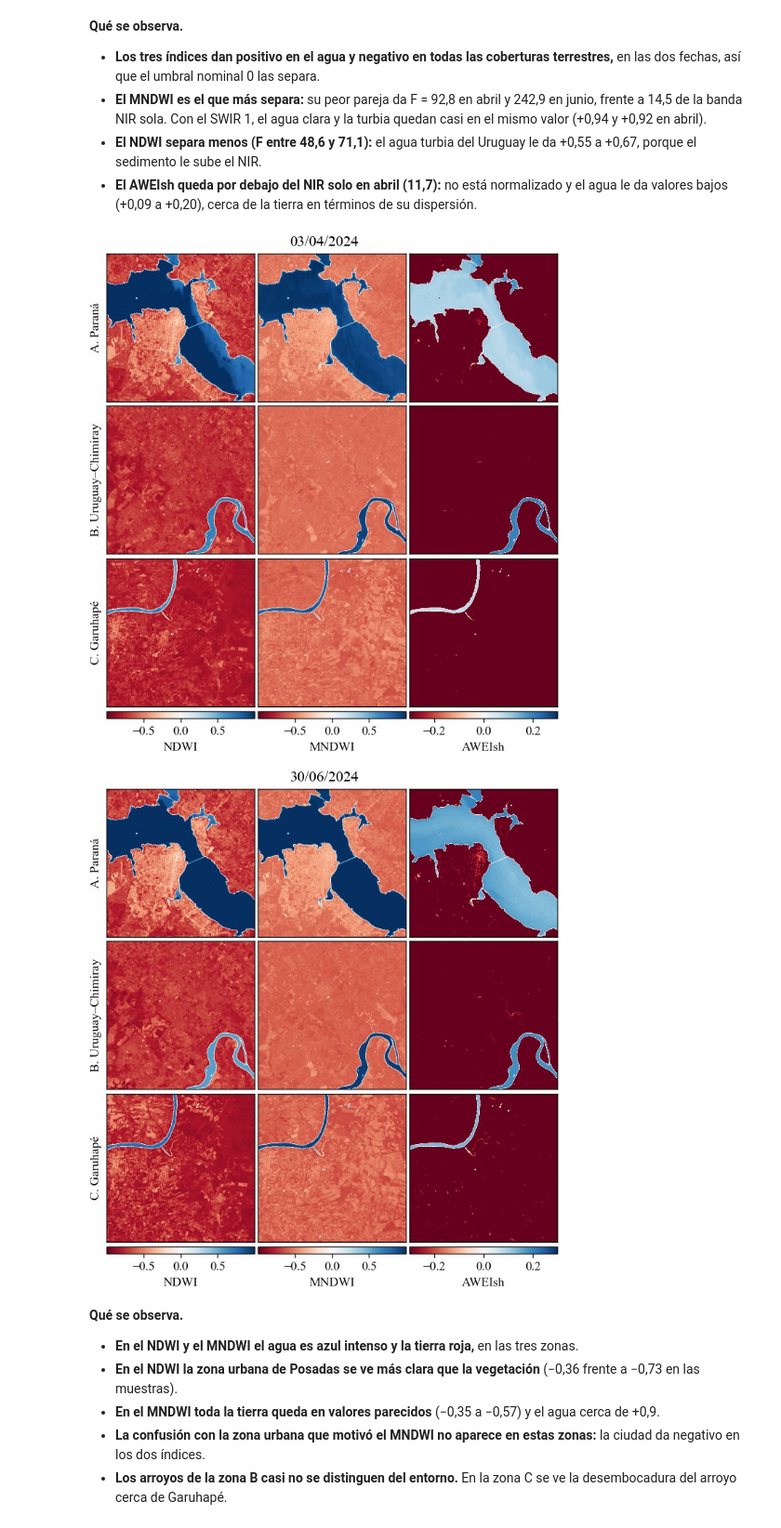
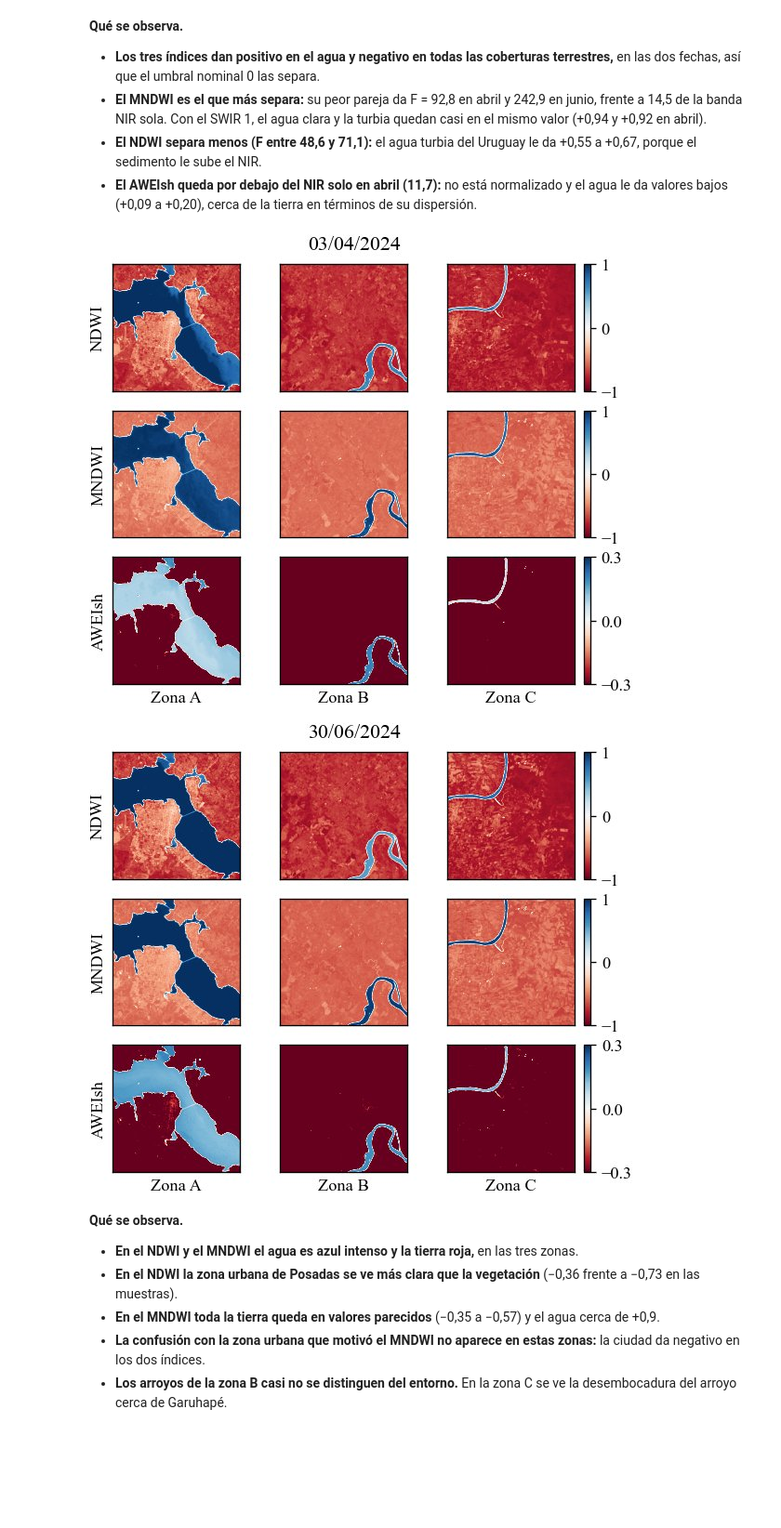
Before and after one commit to BrianAranda/Informes_FDPI, a Jupyter notebook: code/ejercicio_2/cuerpos_de_agua.ipynb, the cells around one changed output. Shown at 93% size. Drawn from its saved outputs; the diff is of its cells as text; code cells hidden in the pictures; blank space fills up the shorter version.

```diff
--- a/code/ejercicio_2/cuerpos_de_agua.ipynb
+++ b/code/ejercicio_2/cuerpos_de_agua.ipynb
@@ -431,8 +431,8 @@ def natural(img_bandas, limites=LIM_NATURAL):
 
 vista = natural(lambda b: reducida[(4, 3, 2).index(b)])
 
-fig, axs = plt.subplots(2, 2, figsize=(ancho(0.85), ancho(0.85) + 0.45))
-mostrar_img(axs[0, 0], vista, "Escena completa, 03/04/2024", "a")
+fig, axs = plt.subplots(2, 2, figsize=(ancho(0.6), ancho(0.6) + 0.45))
+mostrar_img(axs[0, 0], vista, "Escena completa", "a")
 for z, d in ZONAS.items():
     v = RECORTES[FECHAS[0]][z]["ventana"]
     f0, c0 = v[0].start / REDUCCION, v[1].start / REDUCCION
@@ -715,7 +715,7 @@ display(PEOR_F.round(1), PEOR_OVL.round(2))
 | 30/06/2024 | Agua del Paraná | 0.19 | 0.28 | 0.28 | 0.18 | 0.0 | 0.0 | 0.0 |
 |  | Agua del Uruguay | 0.29 | 0.19 | 0.16 | 0.08 | 0.0 | 0.0 | 0.0 |
 # %%
-fig, axs = plt.subplots(1, 2, figsize=(ancho(1.0), 1.9), sharey=True)
+fig, axs = plt.subplots(1, 2, figsize=(ancho(1.0), 1.75), sharey=True)
 escala = np.log10(np.clip(PEOR_F.to_numpy(), 1e-2, None))
 lim = (escala.min(), escala.max())
 for ax, f, letra in zip(axs, FECHAS, "ab"):
@@ -729,7 +729,7 @@ for ax, f, letra in zip(axs, FECHAS, "ab"):
     ax.set_xticks(range(7), [f"B{b}" for b in BANDAS])
     ax.set_yticks(range(len(CLASES_AGUA)), [c.replace("Agua del ", "") for c in CLASES_AGUA])
     ax.set_xlabel(f"({letra}) {f}")
-fig.colorbar(im, ax=axs, label=r"$\log_{10} F$ (peor pareja)", shrink=0.9)
+fig.colorbar(im, ax=axs, label=r"$\log_{10} F$", shrink=0.9)
 guardar(fig, "separabilidad_fisher")
 plt.show()
 # %% [output]
@@ -808,7 +808,7 @@ BANDAS_GRISES = [2, 5, 6, 7]
 
 def grilla_zonas(fecha, columnas, imagen, rotulos, nombre):
     # Filas: zonas. Columnas: lo que devuelve imagen(fecha, zona, columna). Rótulos debajo de la última fila.
-    fig, axs = plt.subplots(len(ZONAS), len(columnas), figsize=(ancho(1.0), 4.95))
+    fig, axs = plt.subplots(len(ZONAS), len(columnas), figsize=(ancho(0.7), 3.65))
     for i, (z, d) in enumerate(ZONAS.items()):
         for j, col in enumerate(columnas):
             ax = axs[i, j]
@@ -1014,0 +1015,10 @@ for f in FECHAS:
+# %%
+# Composición de la consigna (2-5-7) en las tres zonas, para el informe
+fig, axs = plt.subplots(1, len(ZONAS), figsize=(ancho(0.7), 1.95))
+for ax, (z, d) in zip(axs, ZONAS.items()):
+    ax.imshow(componer(FECHAS[0], z, ORDEN_CONSIGNA, METODO))
+    ax.set_xticks([])
+    ax.set_yticks([])
+    ax.set_xlabel(f"{d['letra']}. {z}")
+guardar(fig, "composiciones_seleccionadas")
+plt.show()
@@ -1081,27 +1093,29 @@ pd.DataFrame(filas).set_index(["Fecha", "Índice"]).fillna("")
 - **El NDWI separa menos (F entre 48,6 y 71,1):** el agua turbia del Uruguay le da +0,55 a +0,67, porque el sedimento le sube el NIR.
 - **El AWEIsh queda por debajo del NIR solo en abril (11,7):** no está normalizado y el agua le da valores bajos (+0,09 a +0,20), cerca de la tierra en términos de su dispersión.
 # %%
-# Índices en las tres zonas: paleta divergente centrada en 0 (el umbral nominal), agua en azul
+# Índices en las tres zonas: paleta divergente centrada en 0 (el umbral nominal), agua en azul.
+# Filas: índices. Columnas: zonas.
 ESCALA_IND = {"NDWI": 1.0, "MNDWI": 1.0, "AWEIsh": 0.3}
 for f in FECHAS:
-    fig, axs = plt.subplots(len(ZONAS), len(INDICES), figsize=(ancho(0.85), 6.3))
-    for i, (z, d) in enumerate(ZONAS.items()):
-        for j, n in enumerate(INDICES):
+    fig, axs = plt.subplots(len(INDICES), len(ZONAS), figsize=(ancho(0.75), 4.25))
+    for i, n in enumerate(INDICES):
+        for j, (z, d) in enumerate(ZONAS.items()):
             ax = axs[i, j]
             im = ax.imshow(IND[f][z][n], cmap="RdBu", vmin=-ESCALA_IND[n], vmax=ESCALA_IND[n])
             ax.set_xticks([])
             ax.set_yticks([])
             if j == 0:
-                ax.set_ylabel(f"{d['letra']}. {z}")
-            if i == len(ZONAS) - 1:
-                barra = fig.colorbar(im, ax=ax, orientation="horizontal", label=n, fraction=0.05, pad=0.03)
-                barra.set_ticks(np.array([-0.5, 0, 0.5]) * ESCALA_IND[n] / 0.75 if n == "AWEIsh" else [-0.5, 0, 0.5])
+                ax.set_ylabel(n)
+            if i == len(INDICES) - 1:
+                ax.set_xlabel(f"Zona {d['letra']}")
+        barra = fig.colorbar(im, ax=axs[i, :], fraction=0.04, pad=0.02)
+        barra.set_ticks([-ESCALA_IND[n], 0, ESCALA_IND[n]])
     fig.suptitle(f)
     guardar(fig, "indices_zonas" if f == FECHAS[0] else "")
     plt.show()
 # %% [output]
-[figure, old version]
+[figure, new version]
-[figure, old version]
+[figure, new version]
 # %% [markdown]
 **Qué se observa.**
 
```
Also changed, not shown: parts of 11 cells of this notebook, 10 other files.
